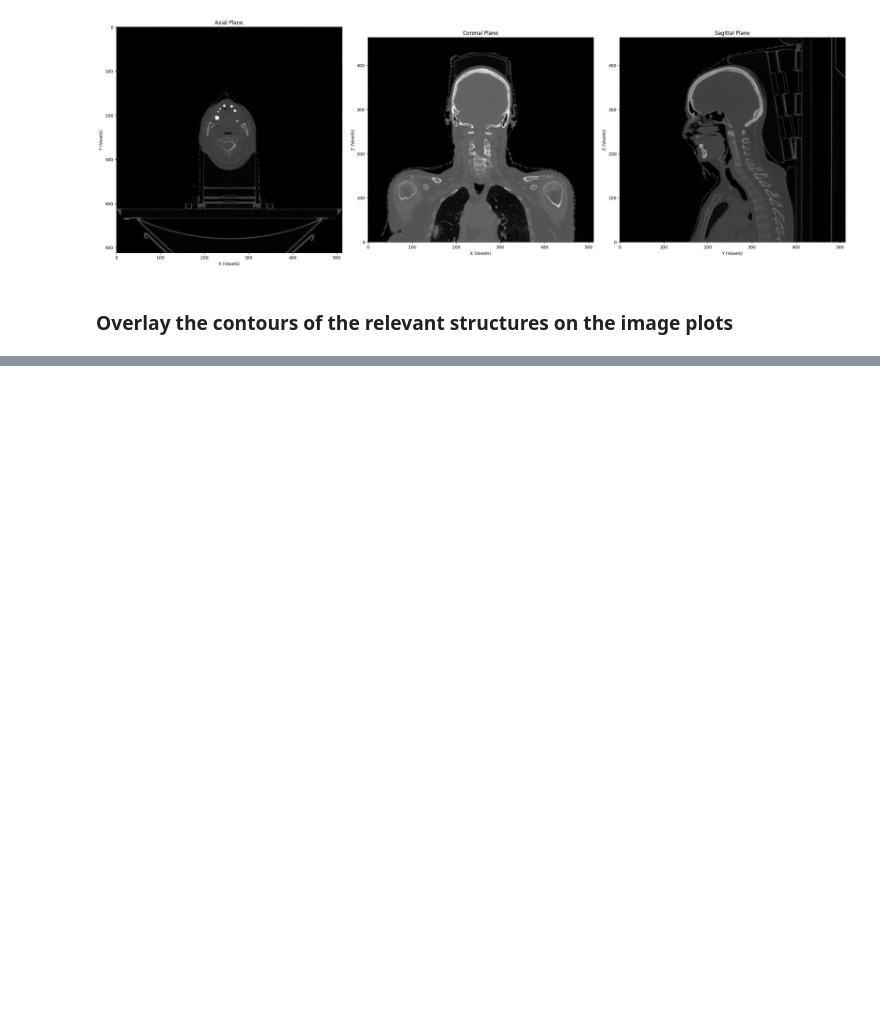
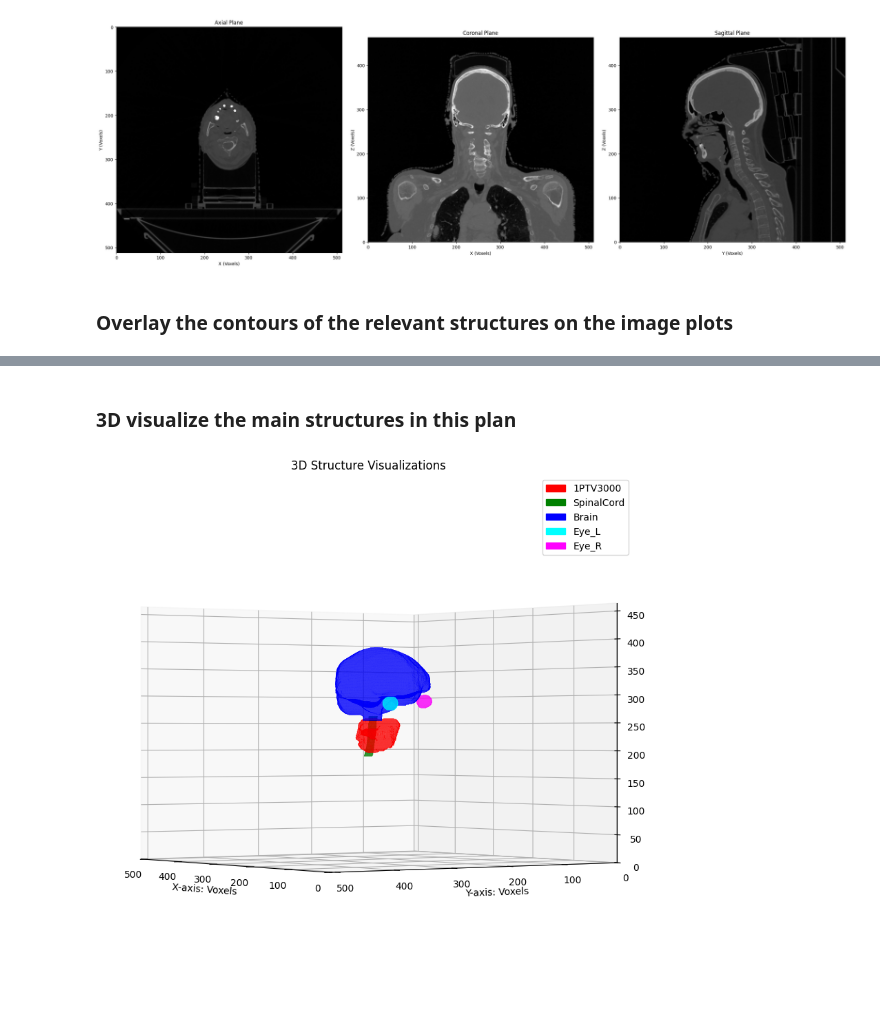
Before and after one commit to danieldeiros/TOH_Tractography, a Jupyter notebook: assignment.ipynb, the cells around one changed output, grey strips where cells are left out. Cells and saved outputs as stored; diff of their text form; code cells hidden in the pictures; blank space fills up the shorter version.

```diff
--- a/assignment.ipynb
+++ b/assignment.ipynb
@@ -352,0 +307,76 @@ RS_Files[0].StructureSetROISequence[2]
+# %% [markdown]
+### 3D visualize the main structures in this plan
+# %%
+def mm_to_voxel(mm_coords, origin, spacing):
+    return np.round((mm_coords-origin)/spacing).astype(int)
+# %%
+# Create dictionary of ROI names and numbers from structure file
+ROI_Names = {ROI.ROINumber: ROI.ROIName for ROI in RS_Files[0].StructureSetROISequence}
+
+# Define structures of interest to the user. Need to consult ROI_Names to do this
+Target_Structures = ["1PTV3000", "SpinalCord", "Brain", "Eye_L", "Eye_R"]
+# Target_Structures = ["1PTV3000"]
+Target_Numbers = np.full(len(Target_Structures), np.nan) # pre-allocate Target_Numbers
+
+# Fill in Target_Numbers
+for i, structure in enumerate(Target_Structures): # loop through every structure name of interest
+    for Number, Name in ROI_Names.items(): # loop through dictionary until there is a match
+        if structure.upper() in Name.upper():
+            Target_Numbers[i] = Number
+            break
+
+# Create a 3d plot for visualization
+fig = plt.figure(figsize=(10, 10))
+ax = fig.add_subplot(111, projection = '3d')
+
+# Define colours array
+colours = ['red', 'green', 'blue', 'cyan', 'magenta', 'yellow', 'black', 'white']
+
+# Define contour sequence
+Contour_Sequence = RS_Files[0].ROIContourSequence
+
+# Get contour data from every target structure, by verifying ROI number
+for i, Number in enumerate(Target_Numbers):
+    for ROI in Contour_Sequence:
+        if ROI.ReferencedROINumber == Number:
+            Contour_Data = ROI.ContourSequence
+            break
+
+    # Get contour points and make 3D mask
+    contour_points = np.array([]).reshape(0,3) # pre-allocate matrix of all contour points
+    mask = np.zeros(CT_Images[:, :, :].shape) # pre-allocate mask
+    for Contour in Contour_Data: # get the contour points in every slice
+        contour_points_mm = np.array(Contour.ContourData).reshape(-1, 3) # (n, 3) 3 columns in n rows. in mm
+        contour_points_slice = np.array([mm_to_voxel(p, origin, voxel_spacing) for p in contour_points_mm])
+        contour_points = np.vstack([contour_points, contour_points_slice]) # add slice to matrix
+        rr, cc = polygon(contour_points_slice[:,1], contour_points_slice[:,0], CT_Images[:, :, 0].shape)
+        mask[rr, cc, contour_points_slice[0,2]] = 1
+
+    # Extract surface mesh with marching cubes
+    verts, faces, normals, values = measure.marching_cubes(mask, level=0.5)
+
+    # Create mesh (collection of triangles?) from vertices and faces
+    mesh = Poly3DCollection(verts[faces], alpha = 0.7)
+    mesh.set_facecolor(colours[i % len(colours)])
+    ax.add_collection3d(mesh)
+
+# Set labels and axis limits
+ax.set_xlabel("X-axis: Voxels")
+ax.set_ylabel("Y-axis: Voxels")
+ax.set_zlabel("Z-axis: Slices")
+ax.set_title("3D Structure Visualizations")
+ax.set_xlim(0, mask.shape[0])
+ax.set_ylim(0, mask.shape[1])
+ax.set_zlim(0, mask.shape[2])
+
+# Create a legend
+legend_patches = [
+    mpatches.Patch(color=colours[i], label=Target_Structures[i])
+    for i in range(len(Target_Structures))
+]
+ax.legend(handles = legend_patches, loc = 'upper right')
+
+# Change viewing angle
+ax.view_init(0, 145) # elevation, azimuth
+# %% [output]
+[figure, added]
```
Also changed, not shown: parts of 14 cells of this notebook.
